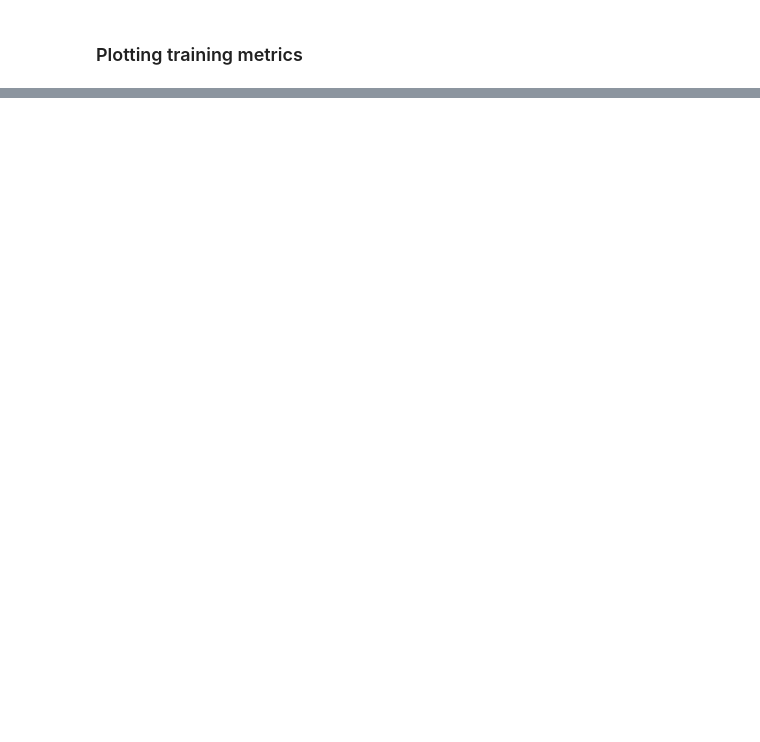
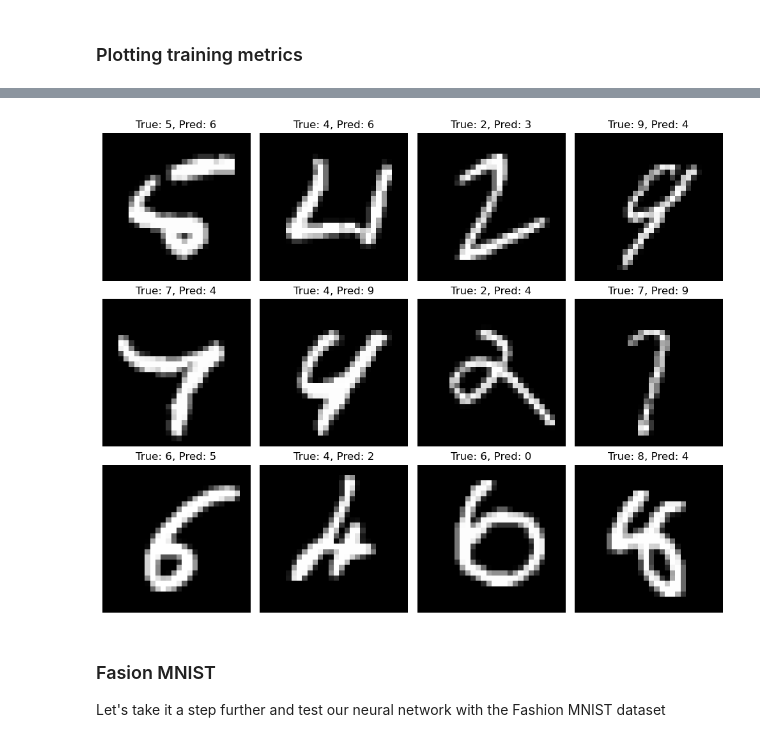
Before and after one commit to randomdrth/MyNeuralNetwork, a Jupyter notebook: exploration.ipynb, the cells around one changed output, grey strips where cells are left out. Saved outputs shown, nothing was run; the diff lists cells and outputs as text; code cells hidden in the pictures; blank space fills up the shorter version.

Commit message:
beginning fashion MNIST

```diff
--- a/exploration.ipynb
+++ b/exploration.ipynb
@@ -366,0 +446,43 @@ Text(0, 0.5, 'Value')
+# %%
+# Let us now identify the first 12 misclassified images from the dataset
+
+# Initialize lists to store misclassified examples
+incorrect_images = []
+incorrect_labels = []
+incorrect_predictions = []
+
+# Loop over the entire test dataset
+for i in range(len(dataTest)):
+    X = dataTest[i]
+    y = dataTestLabels[i]
+
+    output = myNeuralNet.forward(X)     # Run forward pass through the neural network
+    prediction = np.argmax(output, axis=1)  # Convert output probabilities to predicted class
+
+    # If the prediction is incorrect, store the example
+    if prediction[0] != y:
+        incorrect_images.append(X)
+        incorrect_labels.append(y)
+        incorrect_predictions.append(prediction[0])
+
+        if len(incorrect_images) == 12:
+            break
+
+# Set up a 3x4 grid for displaying 12 misclassified images
+fig, axes = plt.subplots(3, 4, figsize=(10, 8))
+axes = axes.ravel()  # Flatten the grid to a 1D list for easy iteration
+
+# Plot each misclassified image
+for i in range(12):
+    axes[i].imshow(incorrect_images[i].reshape(28, 28), cmap='gray')
+    axes[i].set_title(f'True: {incorrect_labels[i]}, Pred: {incorrect_predictions[i]}')
+    axes[i].axis('off')  # Hide axis ticks for cleaner display
+
+plt.tight_layout()
+plt.show()
+# %% [output]
+[figure, added]
+# %% [markdown]
+### Fasion MNIST
+
+Let's take it a step further and test our neural network with the Fashion MNIST dataset
```
Also changed, not shown: parts of 15 cells of this notebook, 5 other files.
